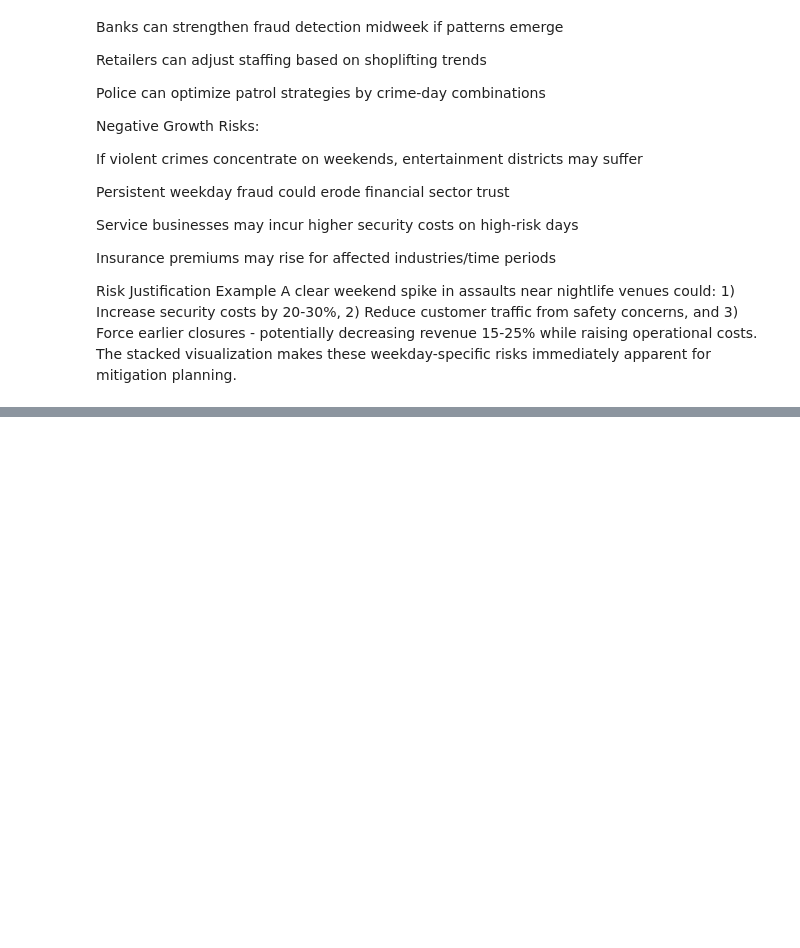
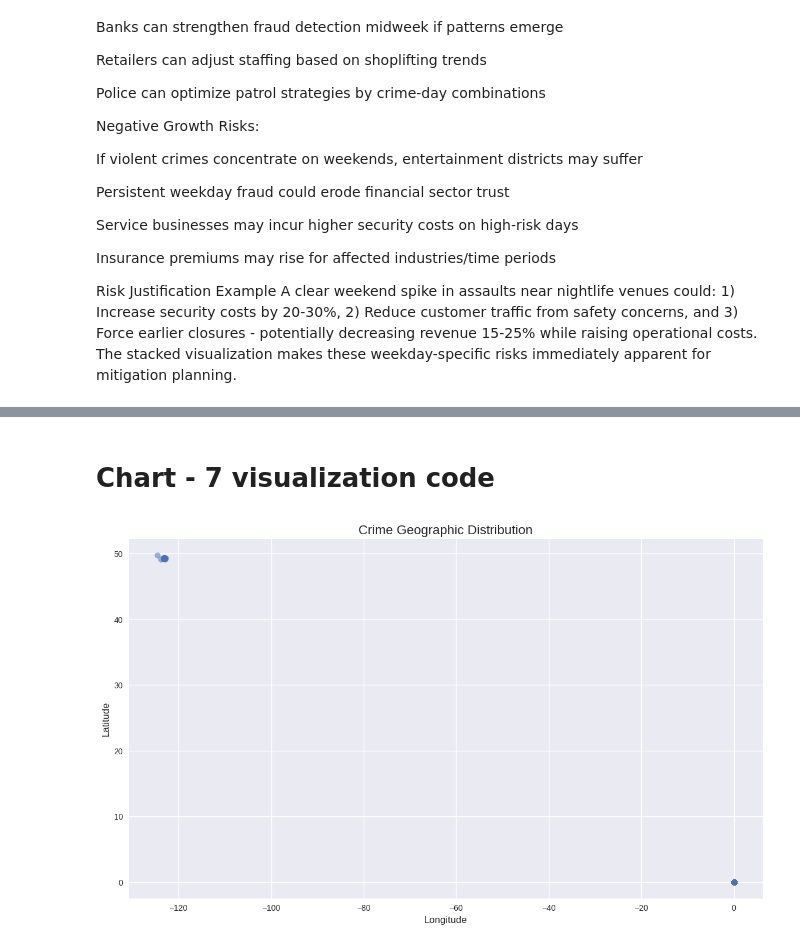
Before and after one commit to mrkhan0004/Labmentix-Internship, a Jupyter notebook: FBI_Time_series.ipynb, the cells around one changed output, grey strips where cells are left out. Drawn from its saved outputs; the diff is of its cells as text; code cells hidden in the pictures; blank space fills up the shorter version.

```diff
--- a/FBI_Time_series.ipynb
+++ b/FBI_Time_series.ipynb
@@ -737,0 +799,12 @@ Risk Justification Example A clear weekend spike in assaults near nightlife venu
+# %% [markdown]
+# Chart - 7 visualization code
+# %%
+if 'latitude' in train_df.columns and 'longitude' in train_df.columns:
+    plt.figure(figsize=(14,8))
+    plt.scatter(train_df['longitude'], train_df['latitude'], alpha=0.5)
+    plt.title('Crime Geographic Distribution', fontsize=16)
+    plt.xlabel('Longitude', fontsize=12)
+    plt.ylabel('Latitude', fontsize=12)
+    plt.show()
+# %% [output]
+[figure, added]
```
Also changed, not shown: parts of 11 cells of this notebook.
